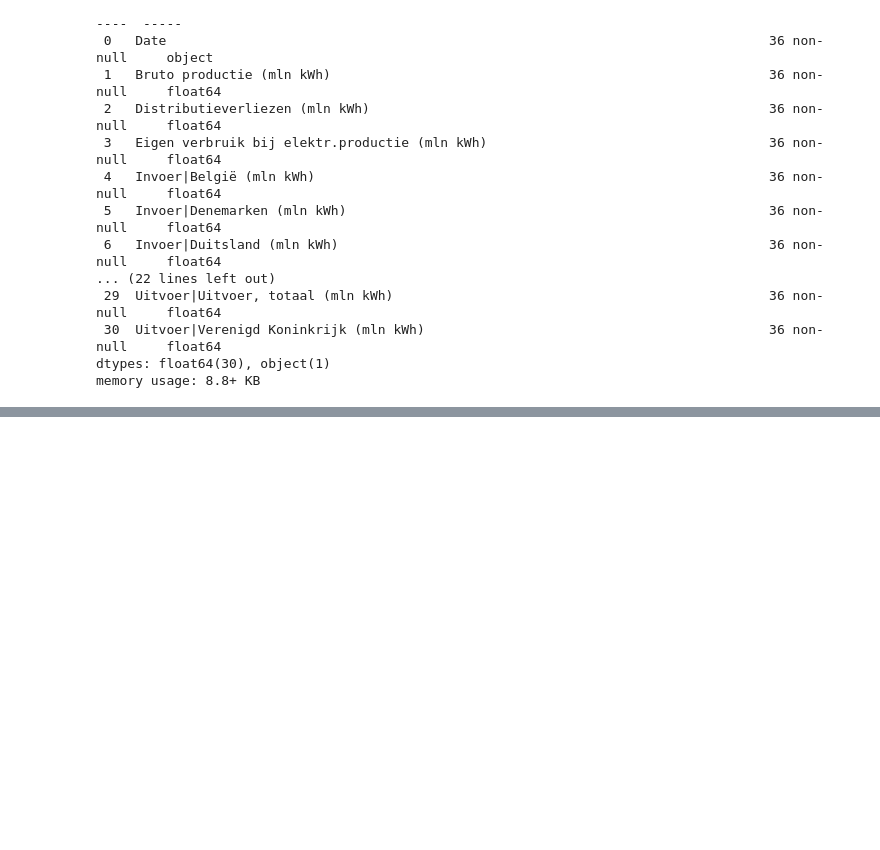
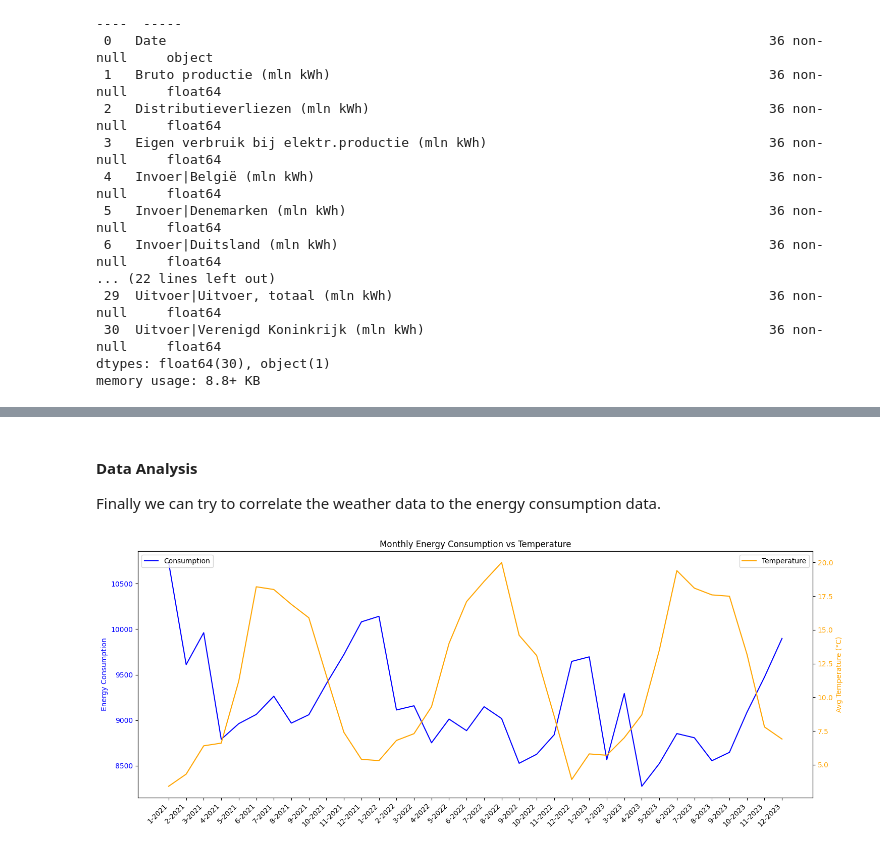
Before and after one commit to estherw66/EnergieOpwek, a Jupyter notebook: eda/ConsumptionData.ipynb, the cells around one changed output, grey strips where cells are left out. Saved outputs shown, nothing was run; the diff lists cells and outputs as text; code cells hidden in the pictures; blank space fills up the shorter version.

```diff
--- a/eda/ConsumptionData.ipynb
+++ b/eda/ConsumptionData.ipynb
@@ -52,0 +167,5 @@ memory usage: 8.8+ KB
+# %%
+df_weather = df_weather[['Date', 'Hour', 'Temperature']]
+df_weather['Temperature'] = df_weather['Temperature'] * 0.1
+
+df_weather.head()
@@ -52,0 +179,11 @@ memory usage: 8.8+ KB
+# %%
+df_weather['Year'] = df_weather['Date'].dt.year
+df_weather['Month'] = df_weather['Date'].dt.month
+
+df_weather['Avg Temperature'] = df_weather.groupby(['Year', 'Month'])['Temperature'].transform('mean')
+df_weather_avg = df_weather[['Year', 'Month', 'Avg Temperature']]
+df_weather_avg = df_weather_avg.drop_duplicates(subset=['Year', 'Month']).reset_index(drop=True)
+
+df_weather_avg['Avg Temperature'] = df_weather_avg['Avg Temperature'].round(1)
+
+df_weather_avg.head(10)
@@ -52,0 +202,3 @@ memory usage: 8.8+ KB
+# %%
+df_temperature_consumption = pd.merge(df_consumption, df_weather_avg, on=['Year', 'Month'])
+df_temperature_consumption.head()
@@ -52,0 +212,28 @@ memory usage: 8.8+ KB
+# %% [markdown]
+#### Data Analysis
+Finally we can try to correlate the weather data to the energy consumption data.
+# %%
+fig, ax1 = plt.subplots(figsize=(15, 6))
+
+ax1.set_ylabel('Energy Consumption', color='blue')
+ax1.plot(df_temperature_consumption['Month'].astype(str) + '-' + df_temperature_consumption['Year'].astype(str),
+         df_temperature_consumption['Consumption'], color='blue', label='Consumption')
+ax1.tick_params(axis='y', labelcolor='blue')
+ax1.legend(loc='upper left')
+
+ax2 = ax1.twinx()
+ax2.set_ylabel('Avg Temperature (°C)', color='orange')
+ax2.plot(df_temperature_consumption['Month'].astype(str) + '-' + df_temperature_consumption['Year'].astype(str),
+         df_temperature_consumption['Avg Temperature'], color='orange', label='Temperature')
+ax2.tick_params(axis='y', labelcolor='orange')
+ax2.legend(loc='upper right')
+
+plt.title('Monthly Energy Consumption vs Temperature')
+
+ax1.set_xticks(range(len(df_temperature_consumption)))
+ax1.set_xticklabels(df_temperature_consumption['Month'].astype(str) + '-' + df_temperature_consumption['Year'].astype(str), rotation=45, ha='right')
+
+fig.tight_layout()
+plt.show()
+# %% [output]
+[figure, added]
```
Also changed, not shown: parts of 18 cells of this notebook, 1 other file.
